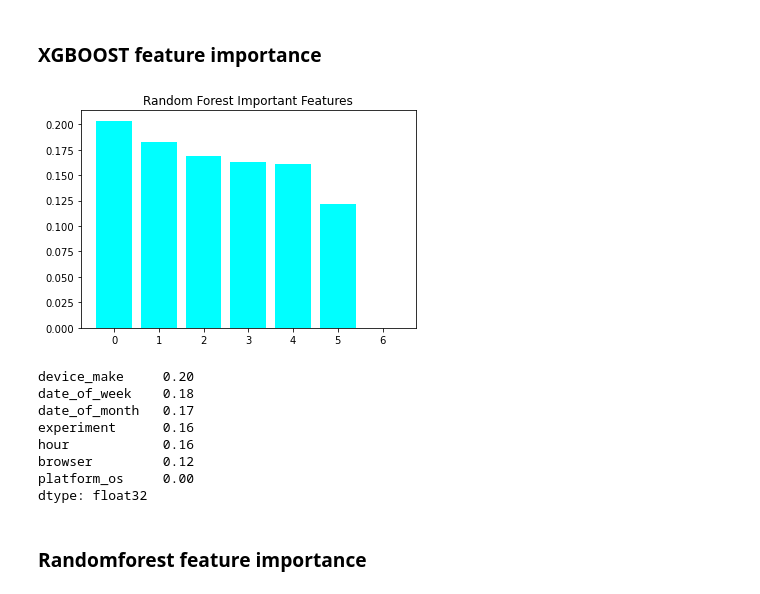
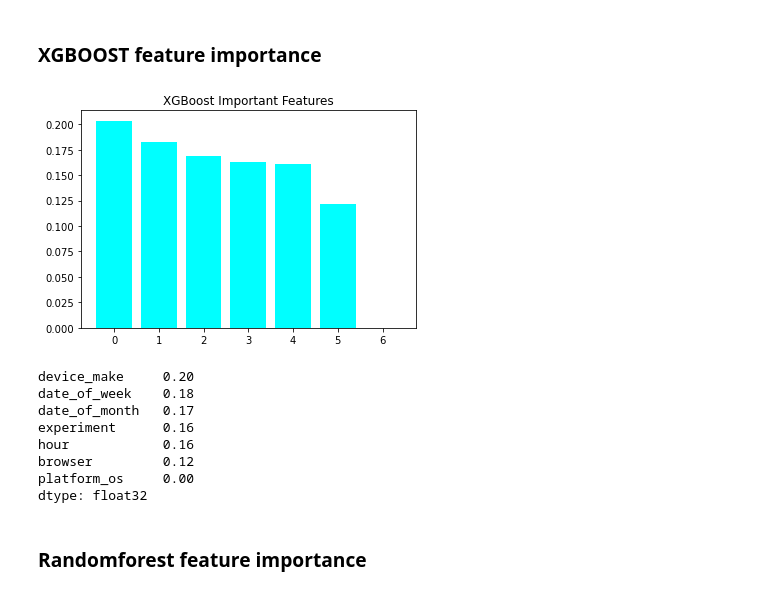
Before and after one commit to ProgrammingOperative/abtest-mlops, a Jupyter notebook: notebooks/ml_AB_testing..ipynb, the cells around one changed output. Drawn from its saved outputs; the diff is of its cells as text; code cells hidden in the pictures.

```diff
--- a/notebooks/ml_AB_testing..ipynb
+++ b/notebooks/ml_AB_testing..ipynb
@@ -312,15 +321,15 @@ dtype: float64
 # %%
 # get importance XGBOOST
 from matplotlib import pyplot
 important_features = pd.Series(xgboost_model.feature_importances_, index=test_feature.columns).sort_values(ascending=False)
 # plot feature importance
-pyplot.title("Random Forest Important Features")
+pyplot.title("XGBoost Important Features")
 color = 'Cyan'
 pyplot.bar([x for x in range(len(important_features))], important_features,color = color)
 pyplot.show()
 important_features
 # %% [output]
-[figure, old version]
+[figure, new version]
 device_make     0.20
 date_of_week    0.18
 date_of_month   0.17
```
Also changed, not shown: parts of 3 cells of this notebook, 1 other file.
